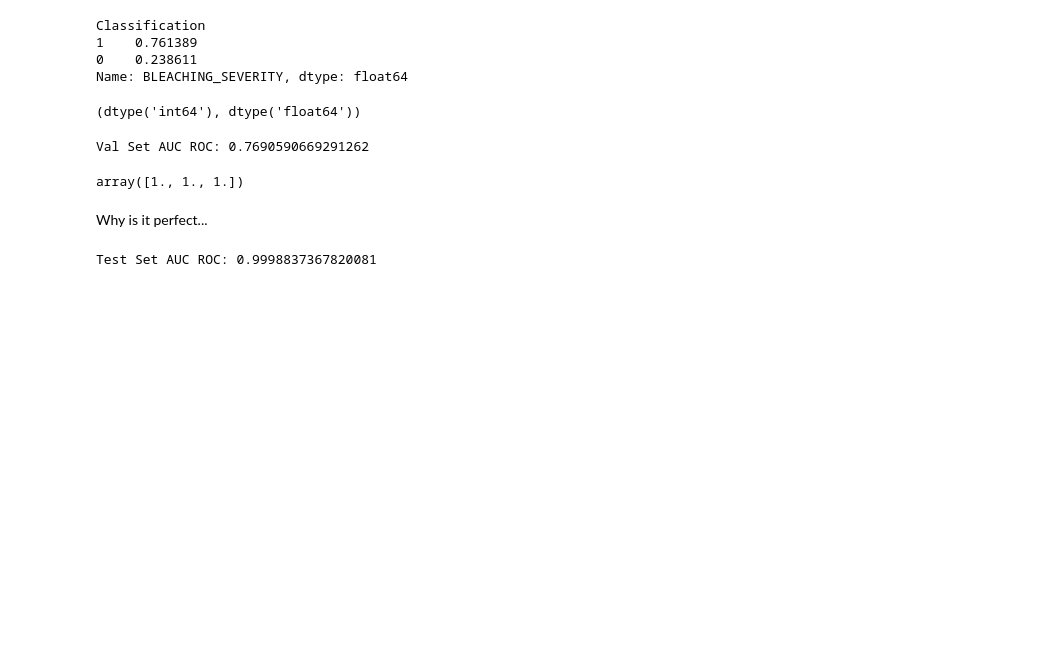
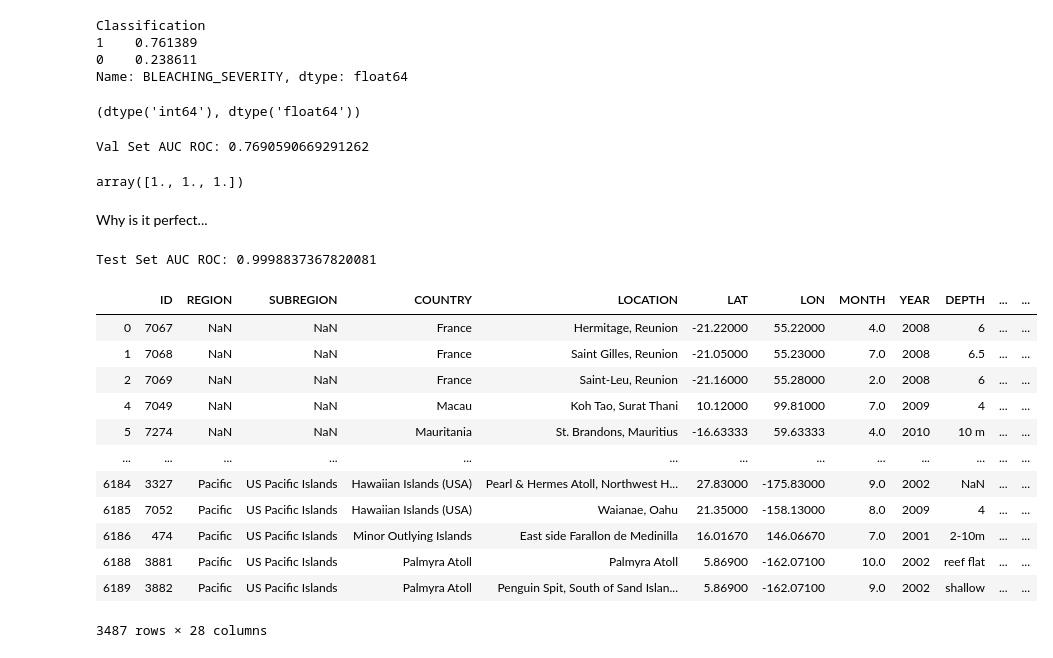
Before and after one commit to jeibloo/Coral-Death, a Jupyter notebook: notebooks/main.ipynb, the cells around one changed output. Cells and saved outputs as stored; diff of their text form; code cells hidden in the pictures; blank space fills up the shorter version.

```diff
--- a/notebooks/main.ipynb
+++ b/notebooks/main.ipynb
@@ -218,3 +218,20 @@ y_pred_proba = pipey.predict_proba(X_test)[:,1]
 print("Test Set AUC ROC: {}".format(roc_auc_score(y_test,y_pred_proba)))
 # %% [output]
 Test Set AUC ROC: 0.9998837367820081
+# %%
+### Let's make pretend future data.
+test
+# %% [output]
+|  | ID | REGION | SUBREGION | COUNTRY | LOCATION | LAT | LON | MONTH | YEAR | DEPTH | ... | ... |
+| 0 | 7067 | NaN | NaN | France | Hermitage, Reunion | -21.22000 | 55.22000 | 4.0 | 2008 | 6 | ... | ... |
+| 1 | 7068 | NaN | NaN | France | Saint Gilles, Reunion | -21.05000 | 55.23000 | 7.0 | 2008 | 6.5 | ... | ... |
+| 2 | 7069 | NaN | NaN | France | Saint-Leu, Reunion | -21.16000 | 55.28000 | 2.0 | 2008 | 6 | ... | ... |
+| 4 | 7049 | NaN | NaN | Macau | Koh Tao, Surat Thani | 10.12000 | 99.81000 | 7.0 | 2009 | 4 | ... | ... |
+| 5 | 7274 | NaN | NaN | Mauritania | St. Brandons, Mauritius | -16.63333 | 59.63333 | 4.0 | 2010 | 10 m | ... | ... |
+| ... | ... | ... | ... | ... | ... | ... | ... | ... | ... | ... | ... | ... |
+| 6184 | 3327 | Pacific | US Pacific Islands | Hawaiian Islands (USA) | Pearl & Hermes Atoll, Northwest H... | 27.83000 | -175.83000 | 9.0 | 2002 | NaN | ... | ... |
+| 6185 | 7052 | Pacific | US Pacific Islands | Hawaiian Islands (USA) | Waianae, Oahu | 21.35000 | -158.13000 | 8.0 | 2009 | 4 | ... | ... |
+| 6186 | 474 | Pacific | US Pacific Islands | Minor Outlying Islands | East side Farallon de Medinilla | 16.01670 | 146.06670 | 7.0 | 2001 | 2-10m | ... | ... |
+| 6188 | 3881 | Pacific | US Pacific Islands | Palmyra Atoll | Palmyra Atoll | 5.86900 | -162.07100 | 10.0 | 2002 | reef flat | ... | ... |
+| 6189 | 3882 | Pacific | US Pacific Islands | Palmyra Atoll | Penguin Spit, South of Sand Islan... | 5.86900 | -162.07100 | 9.0 | 2002 | shallow | ... | ... |
+3487 rows × 28 columns
```
Also changed, not shown: 3 other files.
